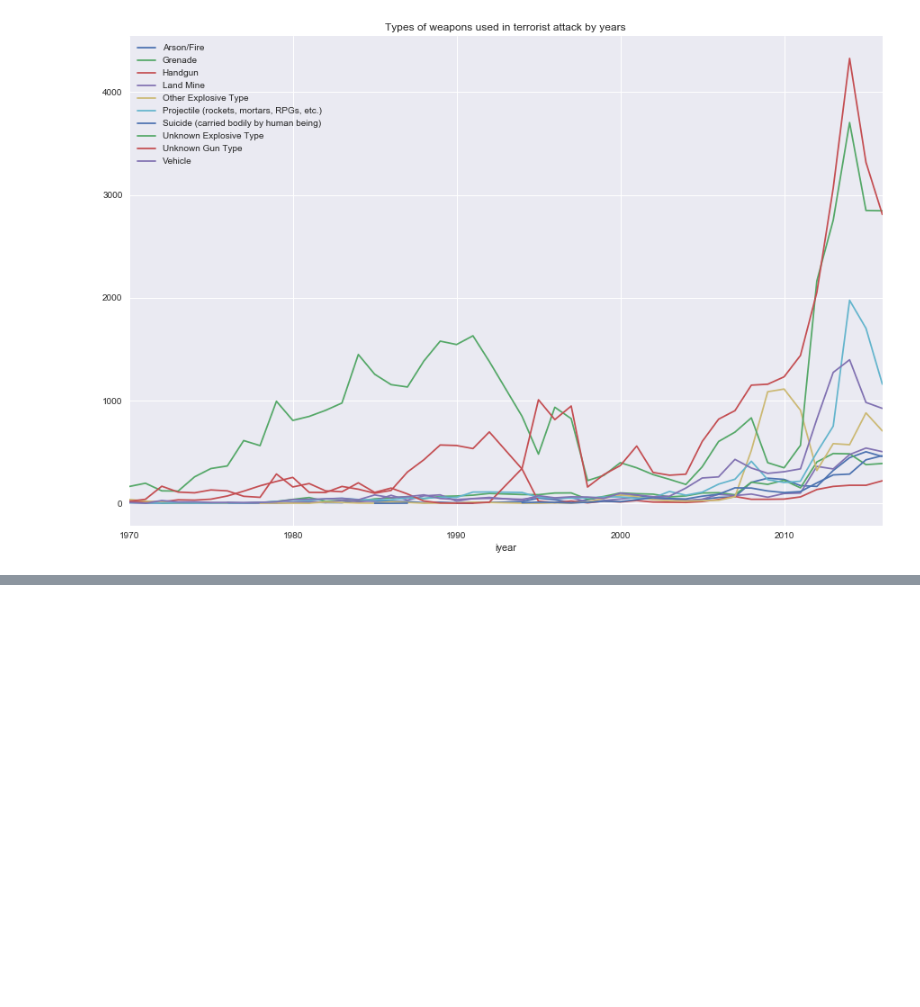
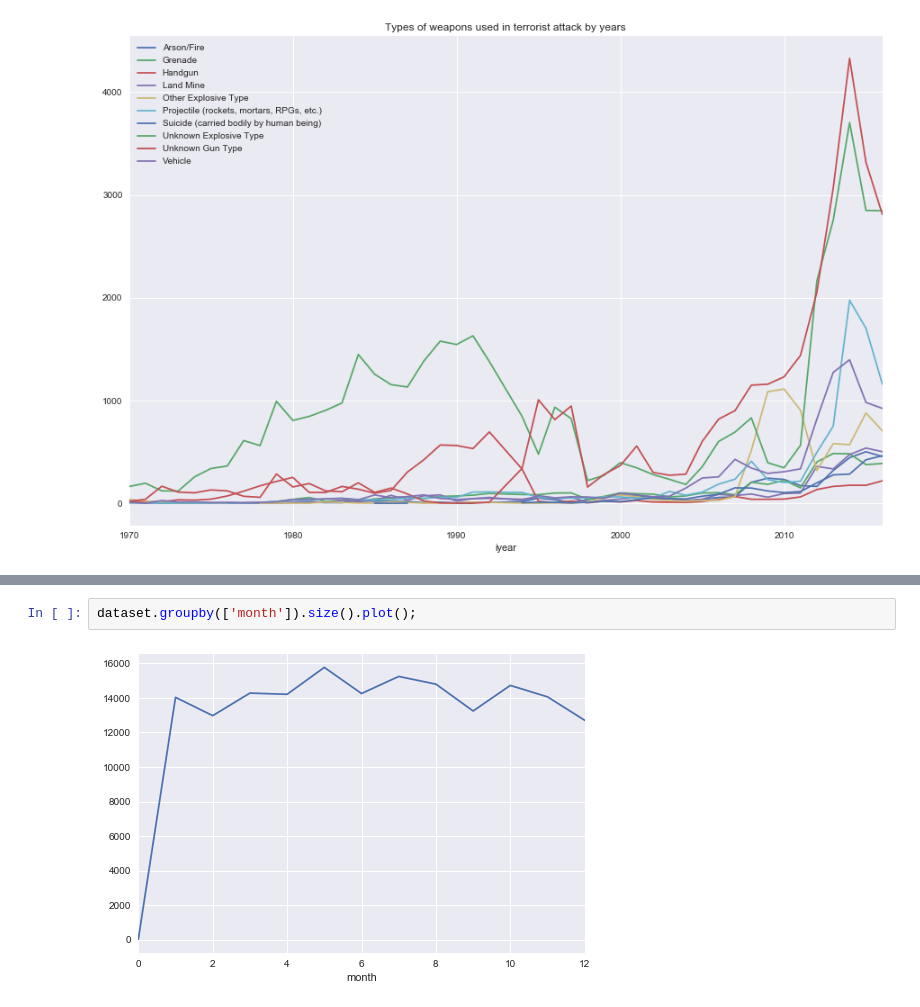
Before and after one commit to felipeferraz14/globalterrorism, a Jupyter notebook: globalterrorism.ipynb, the cells around one changed output, grey strips where cells are left out. Drawn from its saved outputs; the diff is of its cells as text; blank space fills up the shorter version.

```diff
--- a/globalterrorism.ipynb
+++ b/globalterrorism.ipynb
@@ -86,0 +146,4 @@ dfWepYear.plot(figsize=(15,10), title="Types of weapons used in terrorist attack
+# %%
+dataset.groupby(['month']).size().plot();
+# %% [output]
+[figure, added]
```
Also changed, not shown: parts of 16 cells of this notebook.
